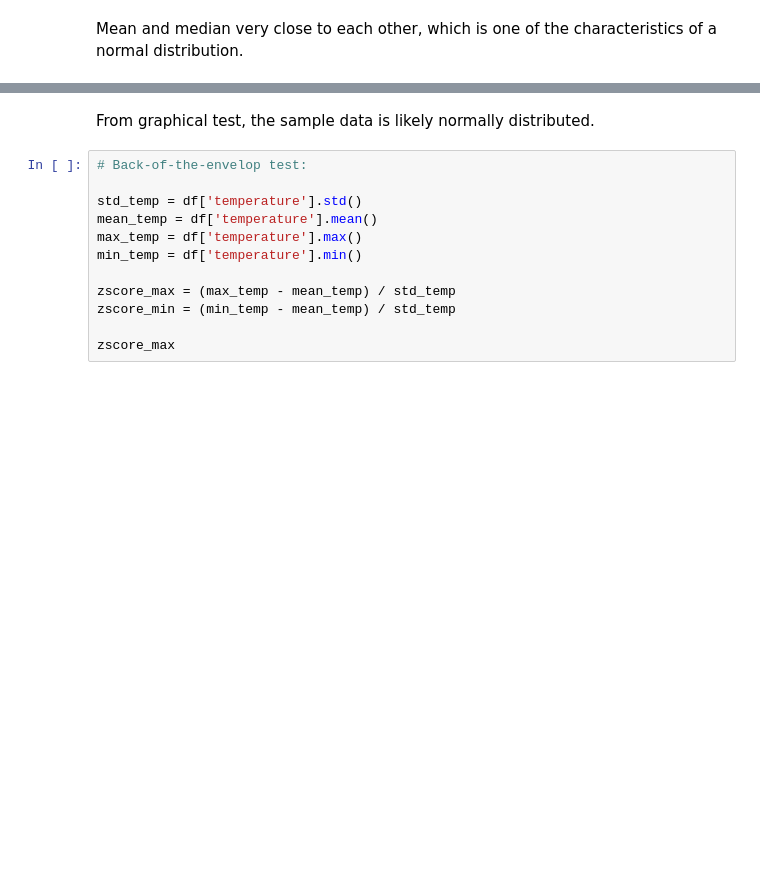
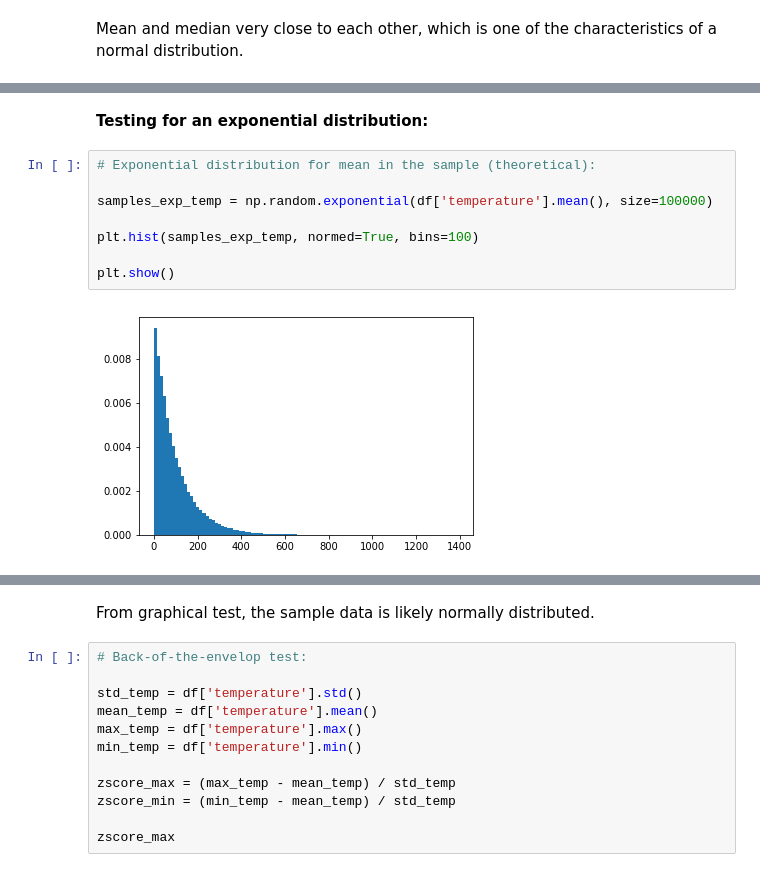
Before and after one commit to tpancier/Springboard_code, a Jupyter notebook: Inferential_statistics_exercise_1.ipynb, the cells around one changed output, grey strips where cells are left out. Cells and saved outputs as stored; diff of their text form; blank space fills up the shorter version.

```diff
--- a/Inferential_statistics_exercise_1.ipynb
+++ b/Inferential_statistics_exercise_1.ipynb
@@ -148,0 +151,12 @@ plt.show()
+# %% [markdown]
+**Testing for an exponential distribution:**
+# %%
+# Exponential distribution for mean in the sample (theoretical):
+
+samples_exp_temp = np.random.exponential(df['temperature'].mean(), size=100000)
+
+plt.hist(samples_exp_temp, normed=True, bins=100)
+
+plt.show()
+# %% [output]
+[figure, added]
```
Also changed, not shown: parts of 63 cells of this notebook.
